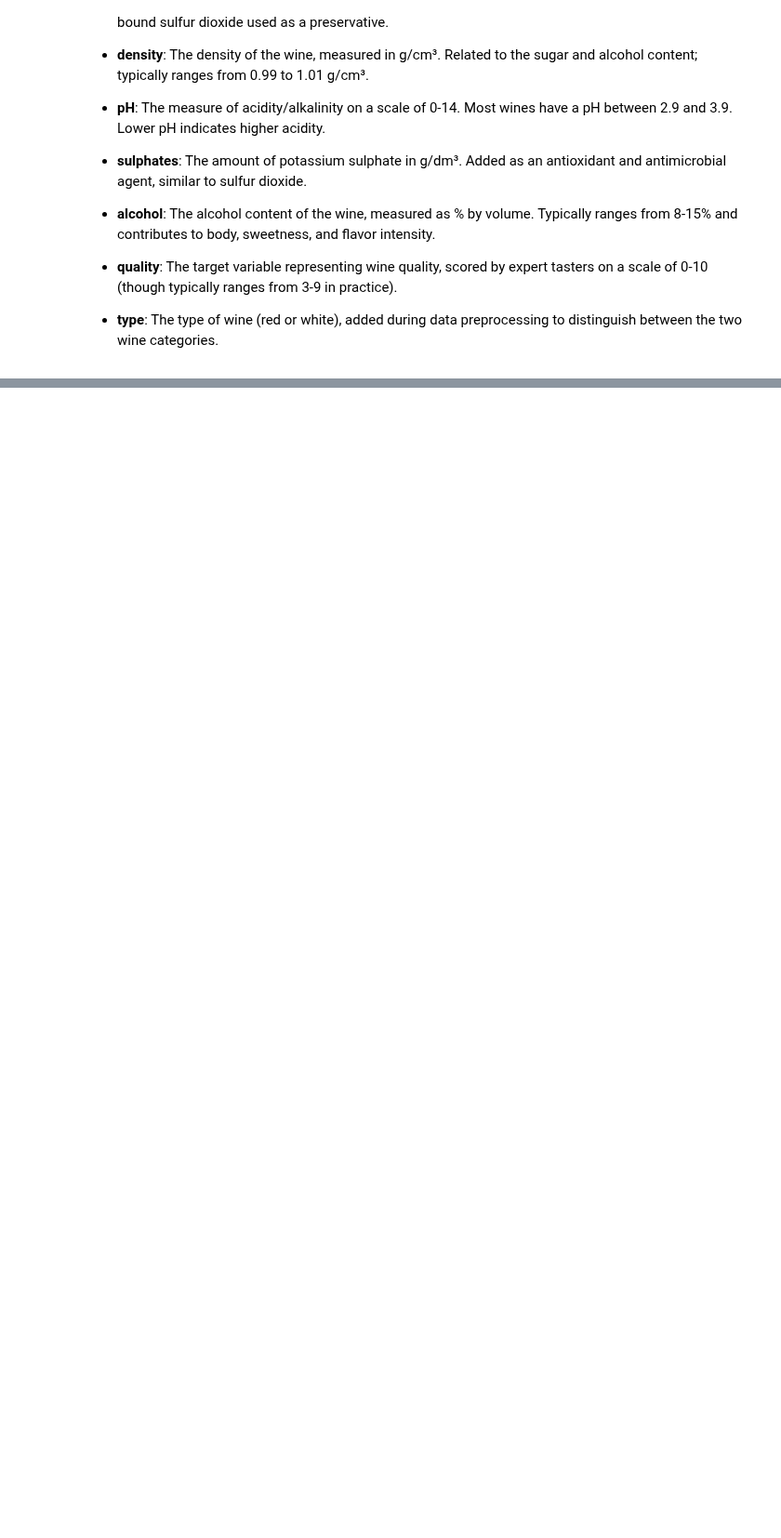
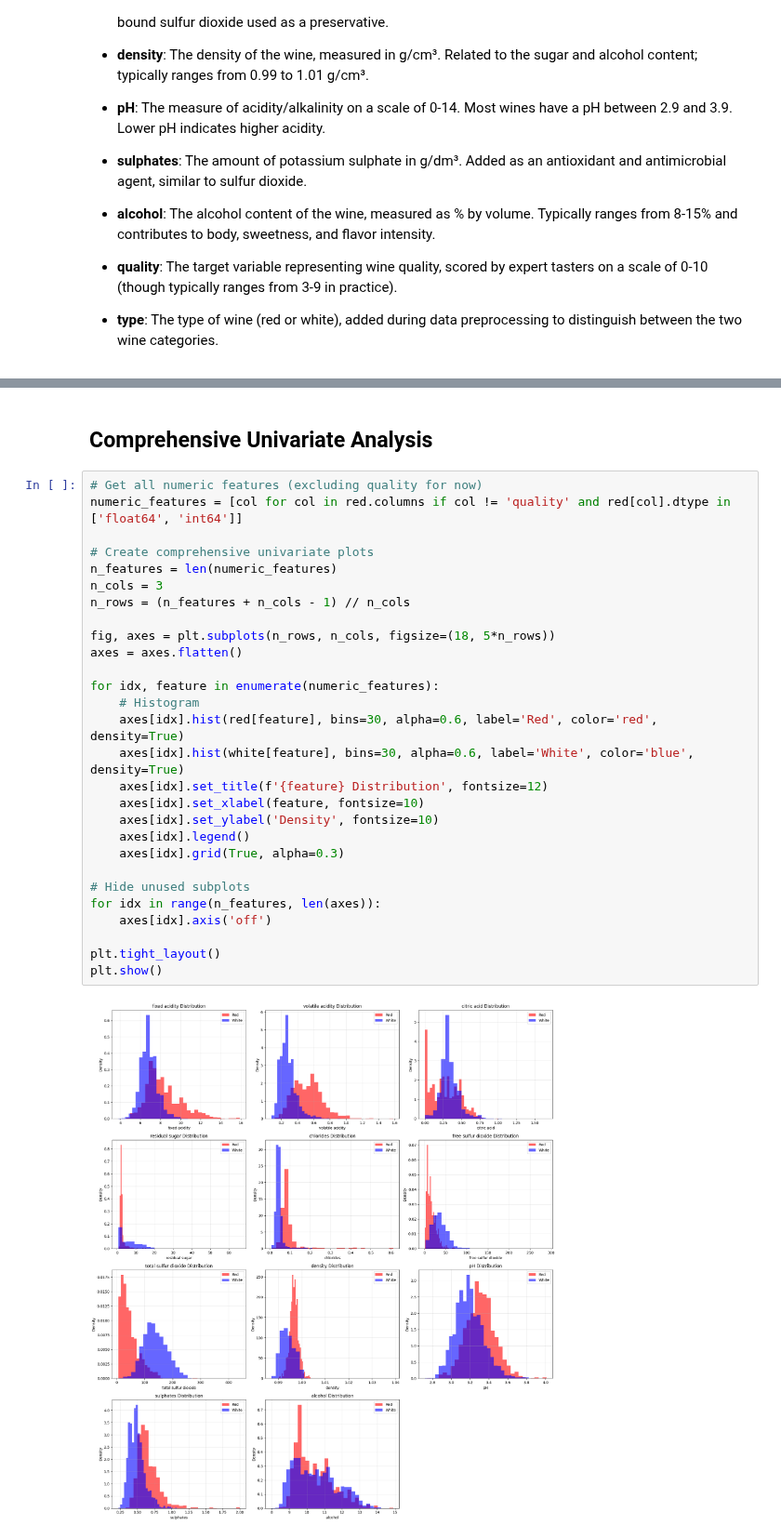
Before and after one commit to DinteN098/GSU_homework, a Jupyter notebook: CSC 4780 Final Project/grape_and_feet.ipynb, the cells around one changed output, grey strips where cells are left out. Shown at 93% size. Drawn from its saved outputs; the diff is of its cells as text; blank space fills up the shorter version.

```diff
--- a/CSC 4780 Final Project/grape_and_feet.ipynb
+++ b/CSC 4780 Final Project/grape_and_feet.ipynb
@@ -300,0 +149,32 @@ plt.show()
+# %% [markdown]
+## Comprehensive Univariate Analysis
+# %%
+# Get all numeric features (excluding quality for now)
+numeric_features = [col for col in red.columns if col != 'quality' and red[col].dtype in ['float64', 'int64']]
+
+# Create comprehensive univariate plots
+n_features = len(numeric_features)
+n_cols = 3
+n_rows = (n_features + n_cols - 1) // n_cols
+
+fig, axes = plt.subplots(n_rows, n_cols, figsize=(18, 5*n_rows))
+axes = axes.flatten()
+
+for idx, feature in enumerate(numeric_features):
+    # Histogram
+    axes[idx].hist(red[feature], bins=30, alpha=0.6, label='Red', color='red', density=True)
+    axes[idx].hist(white[feature], bins=30, alpha=0.6, label='White', color='blue', density=True)
+    axes[idx].set_title(f'{feature} Distribution', fontsize=12)
+    axes[idx].set_xlabel(feature, fontsize=10)
+    axes[idx].set_ylabel('Density', fontsize=10)
+    axes[idx].legend()
+    axes[idx].grid(True, alpha=0.3)
+
+# Hide unused subplots
+for idx in range(n_features, len(axes)):
+    axes[idx].axis('off')
+
+plt.tight_layout()
+plt.show()
+# %% [output]
+[figure, added]
```
Also changed, not shown: parts of 52 cells of this notebook, 5 other files.
